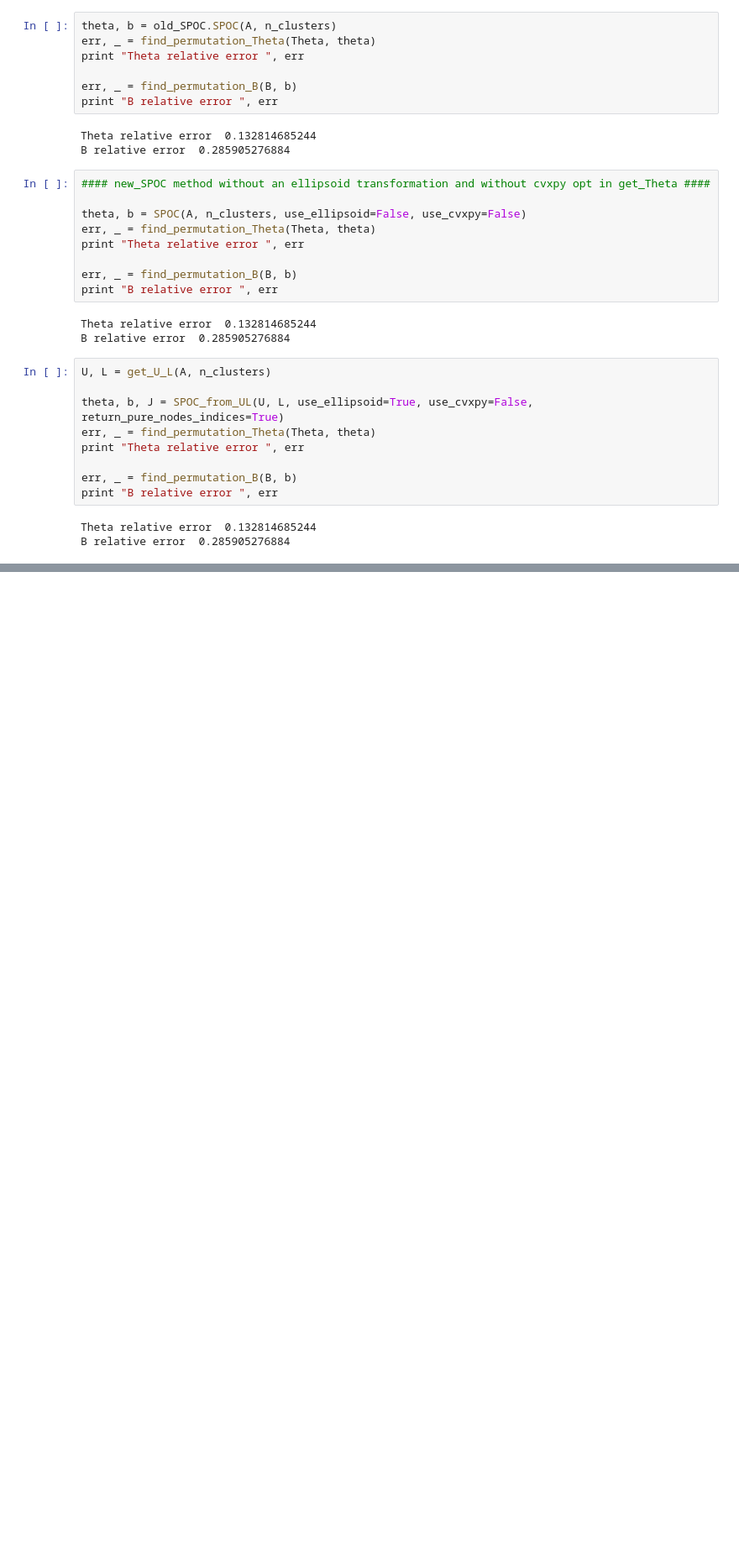
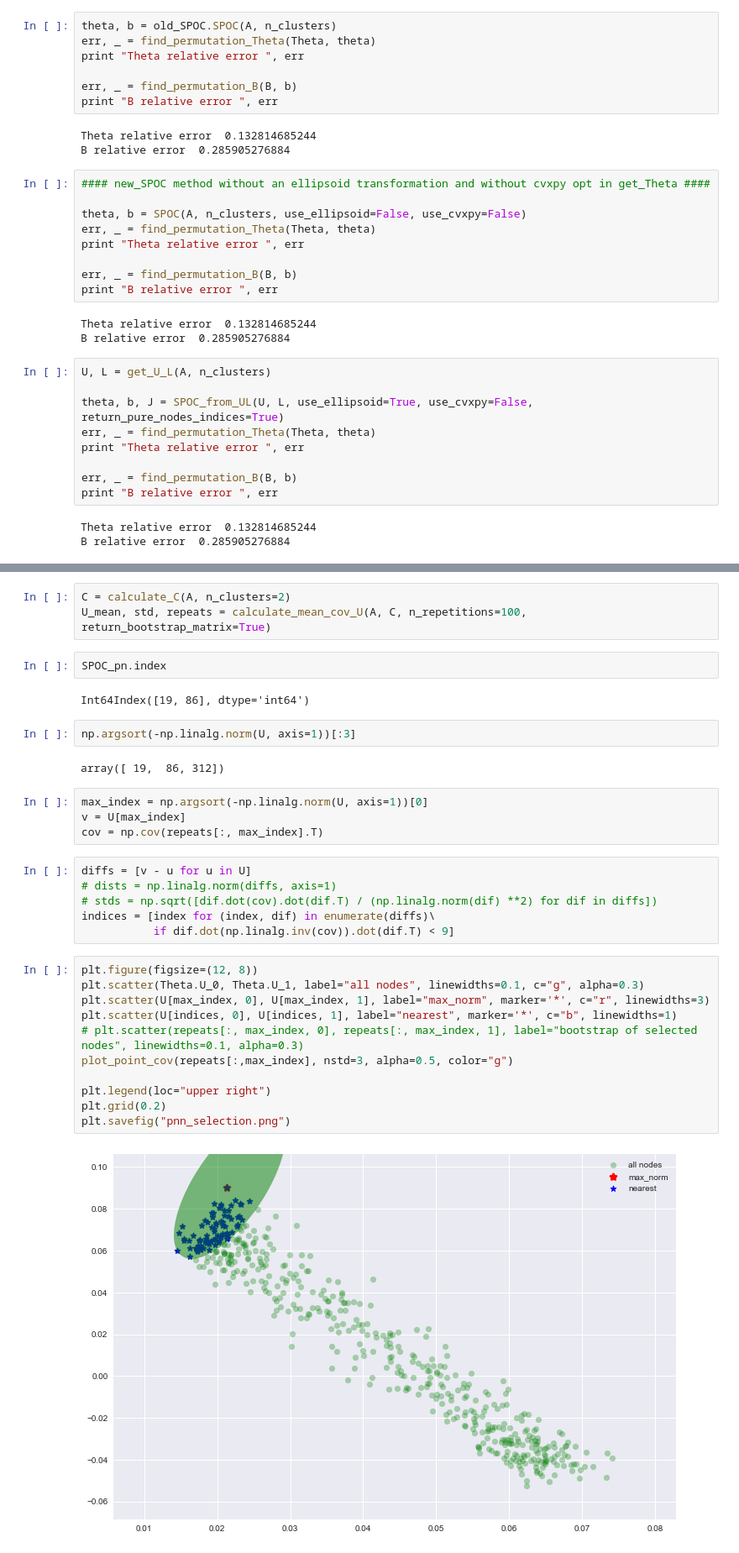
Before and after one commit to stat-ml/SPOC, a Jupyter notebook: Toy_example.ipynb, the cells around one changed output, grey strips where cells are left out. Shown at 84% size. Cells and saved outputs as stored; diff of their text form; blank space fills up the shorter version.

```diff
--- a/Toy_example.ipynb
+++ b/Toy_example.ipynb
@@ -141,0 +208,34 @@ plt.grid(0.2)
+# %%
+C = calculate_C(A, n_clusters=2)
+U_mean, std, repeats = calculate_mean_cov_U(A, C, n_repetitions=100, return_bootstrap_matrix=True)
+# %%
+SPOC_pn.index
+# %% [output]
+Int64Index([19, 86], dtype='int64')
+# %%
+np.argsort(-np.linalg.norm(U, axis=1))[:3]
+# %% [output]
+array([ 19,  86, 312])
+# %%
+max_index = np.argsort(-np.linalg.norm(U, axis=1))[0]
+v = U[max_index]
+cov = np.cov(repeats[:, max_index].T)
+# %%
+diffs = [v - u for u in U]
+# dists = np.linalg.norm(diffs, axis=1)
+# stds = np.sqrt([dif.dot(cov).dot(dif.T) / (np.linalg.norm(dif) **2) for dif in diffs])
+indices = [index for (index, dif) in enumerate(diffs)\
+           if dif.dot(np.linalg.inv(cov)).dot(dif.T) < 9]
+# %%
+plt.figure(figsize=(12, 8))
+plt.scatter(Theta.U_0, Theta.U_1, label="all nodes", linewidths=0.1, c="g", alpha=0.3)
+plt.scatter(U[max_index, 0], U[max_index, 1], label="max_norm", marker='*', c="r", linewidths=3)
+plt.scatter(U[indices, 0], U[indices, 1], label="nearest", marker='*', c="b", linewidths=1)
+# plt.scatter(repeats[:, max_index, 0], repeats[:, max_index, 1], label="bootstrap of selected nodes", linewidths=0.1, alpha=0.3)
+plot_point_cov(repeats[:,max_index], nstd=3, alpha=0.5, color="g")
+
+plt.legend(loc="upper right")
+plt.grid(0.2)
+plt.savefig("pnn_selection.png")
+# %% [output]
+[figure, added]
```
Also changed, not shown: parts of 35 cells of this notebook, 4 other files.
